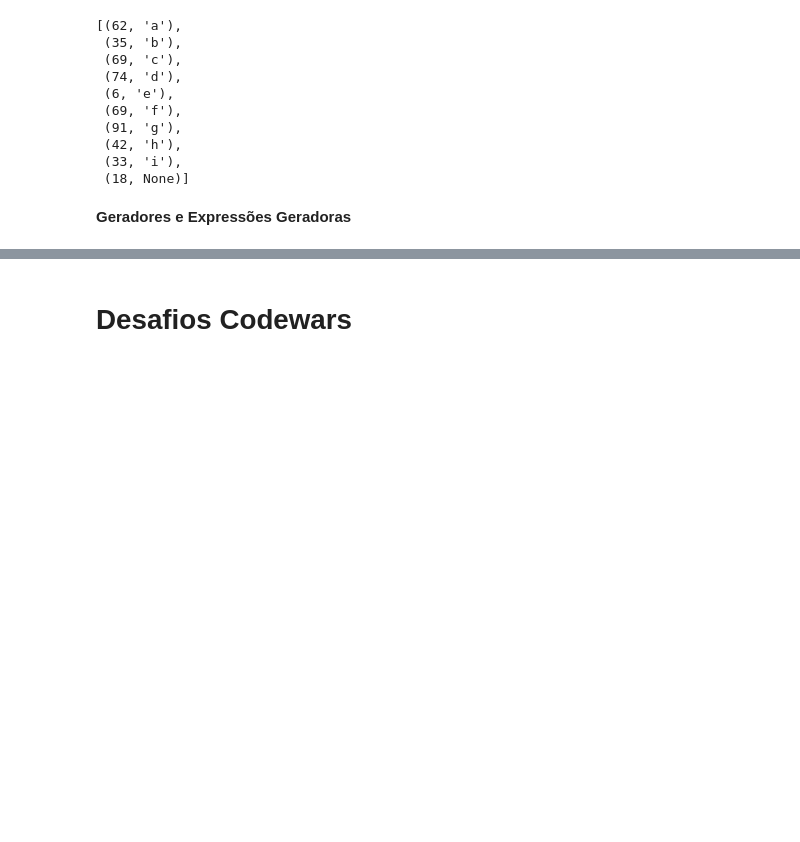
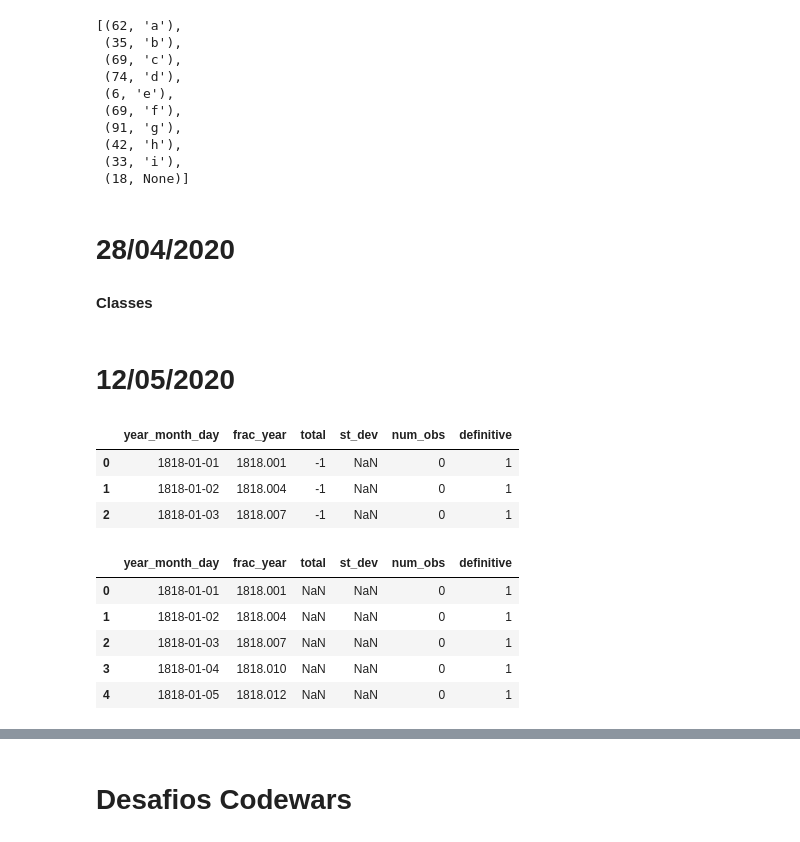
Before and after one commit to joaopalmaneto/estudos_ds_python, a Jupyter notebook: estudos/estudos.ipynb, the cells around one changed output, grey strips where cells are left out. Cells and saved outputs as stored; diff of their text form; code cells hidden in the pictures; blank space fills up the shorter version.

```diff
--- a/estudos/estudos.ipynb
+++ b/estudos/estudos.ipynb
@@ -897,5 +897,7 @@ list(zip_longest(lista, lista2))
  (42, 'h'),
  (33, 'i'),
  (18, None)]
-# %% [markdown]
-**Geradores e Expressões Geradoras**
+# %% [markdown]
+# 28/04/2020
+# %% [markdown]
+**Classes**
@@ -901,0 +912,35 @@ list(zip_longest(lista, lista2))
+# %% [markdown]
+# 12/05/2020
+# %%
+import pandas as pd
+
+#trocando -1 por NaN através do argumento na_values da função read_csv
+
+sunspots = pd.read_csv("/home/jpalma/Documents/datasets/silso_sunspots/sunspots.csv",
+                      names = ["year", "month", "day", 'frac_year', 'total', 'st_dev', 'num_obs', 'definitive'],
+                      na_values = ' -1', sep=';',
+                      parse_dates = [[0,1,2]] )
+
+sunspots.head(3)
+# %% [output]
+|  | year_month_day | frac_year | total | st_dev | num_obs | definitive |
+| 0 | 1818-01-01 | 1818.001 | -1 | NaN | 0 | 1 |
+| 1 | 1818-01-02 | 1818.004 | -1 | NaN | 0 | 1 |
+| 2 | 1818-01-03 | 1818.007 | -1 | NaN | 0 | 1 |
+# %%
+#como havia um espaço antes do -1 contido na coluna st_dev,
+#temos que trocar -1 por NaN manualmente na coluna total
+
+from numpy import nan
+
+na = sunspots['total'] == -1
+sunspots.loc[na, 'total'] = nan
+
+sunspots.head()
+# %% [output]
+|  | year_month_day | frac_year | total | st_dev | num_obs | definitive |
+| 0 | 1818-01-01 | 1818.001 | NaN | NaN | 0 | 1 |
+| 1 | 1818-01-02 | 1818.004 | NaN | NaN | 0 | 1 |
+| 2 | 1818-01-03 | 1818.007 | NaN | NaN | 0 | 1 |
+| 3 | 1818-01-04 | 1818.010 | NaN | NaN | 0 | 1 |
+| 4 | 1818-01-05 | 1818.012 | NaN | NaN | 0 | 1 |
```
Also changed, not shown: parts of 5 cells of this notebook.
